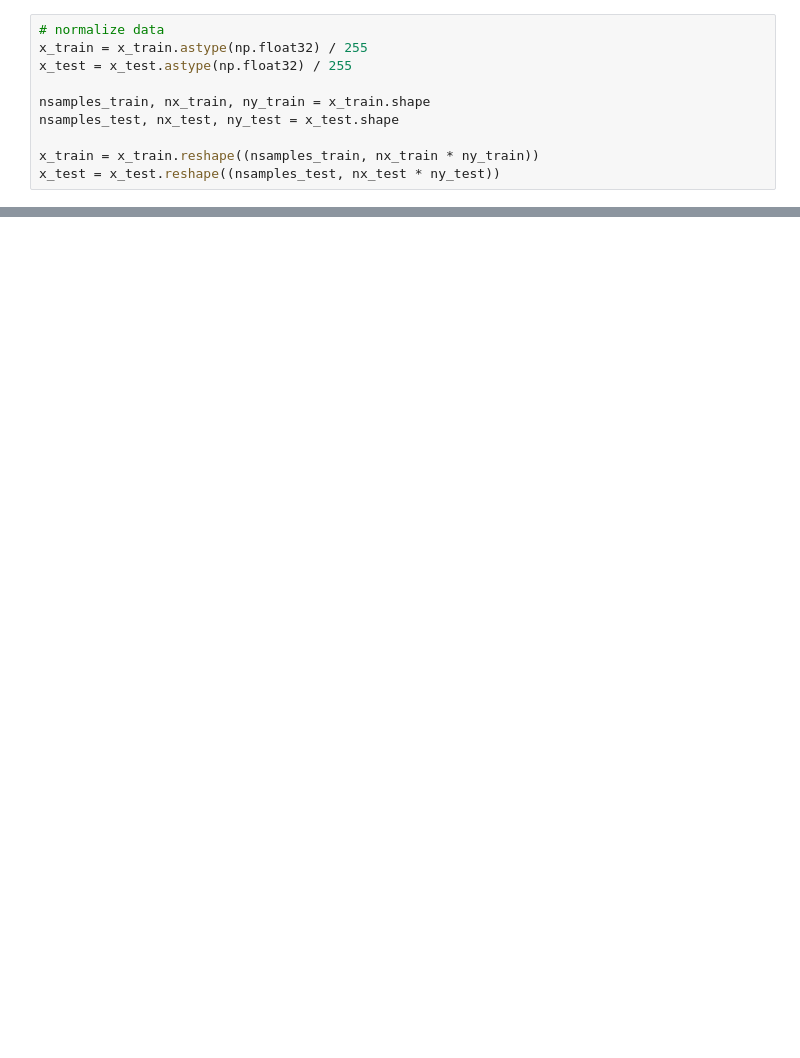
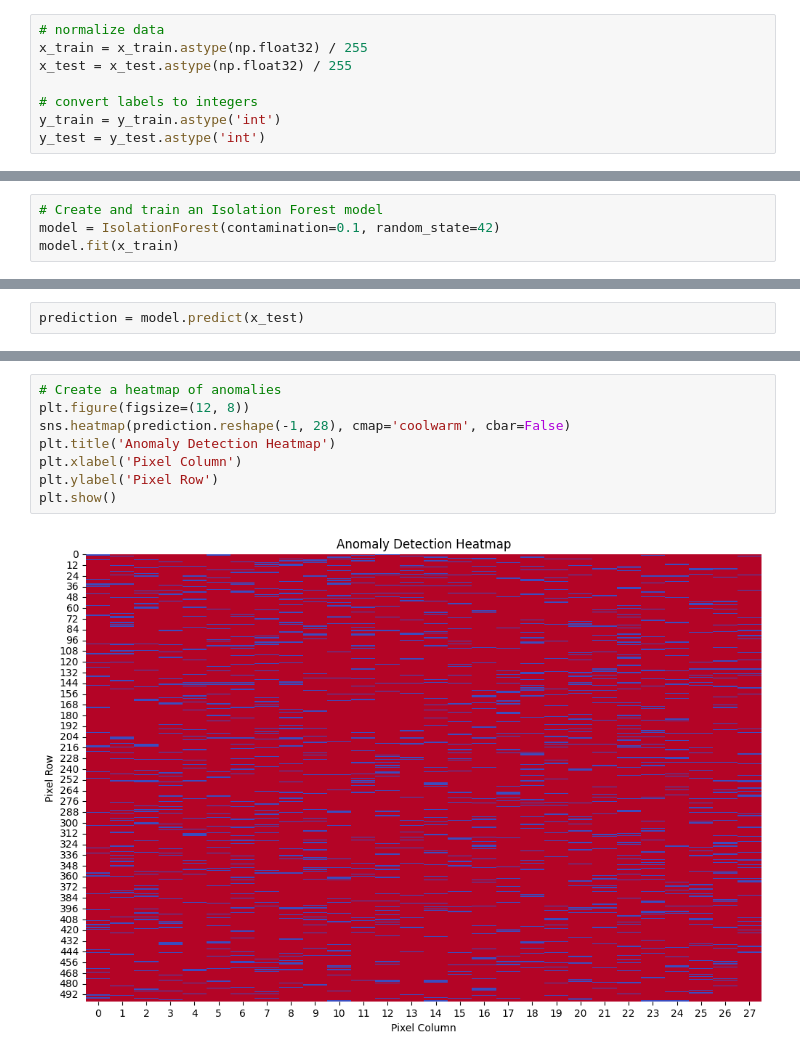
Before and after one commit to HeadBangZ/MasterThesis, a Jupyter notebook: mnist/random_forest/if.ipynb, the cells around one changed output, grey strips where cells are left out. Saved outputs shown, nothing was run; the diff lists cells and outputs as text; blank space fills up the shorter version.

```diff
--- a/mnist/random_forest/if.ipynb
+++ b/mnist/random_forest/if.ipynb
@@ -38,8 +49,6 @@ Dataset split: 10000 train rows 10000 test rows
 x_train = x_train.astype(np.float32) / 255
 x_test = x_test.astype(np.float32) / 255
 
-nsamples_train, nx_train, ny_train = x_train.shape
-nsamples_test, nx_test, ny_test = x_test.shape
-
-x_train = x_train.reshape((nsamples_train, nx_train * ny_train))
-x_test = x_test.reshape((nsamples_test, nx_test * ny_test))
+# convert labels to integers
+y_train = y_train.astype('int')
+y_test = y_test.astype('int')
@@ -138,0 +55,4 @@ plt.show()
+# %%
+# Create and train an Isolation Forest model
+model = IsolationForest(contamination=0.1, random_state=42)
+model.fit(x_train)
@@ -138,0 +61,2 @@ plt.show()
+# %%
+prediction = model.predict(x_test)
@@ -138,0 +150,10 @@ plt.show()
+# %%
+# Create a heatmap of anomalies
+plt.figure(figsize=(12, 8))
+sns.heatmap(prediction.reshape(-1, 28), cmap='coolwarm', cbar=False)
+plt.title('Anomaly Detection Heatmap')
+plt.xlabel('Pixel Column')
+plt.ylabel('Pixel Row')
+plt.show()
+# %% [output]
+[figure, added]
```
Also changed, not shown: parts of 20 cells of this notebook, 16 other files.
